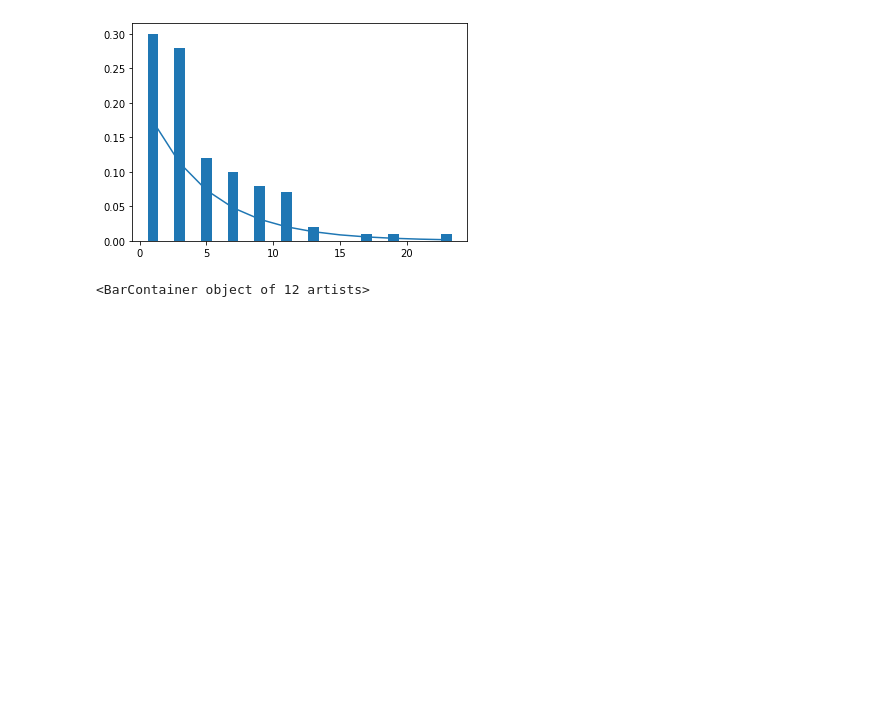
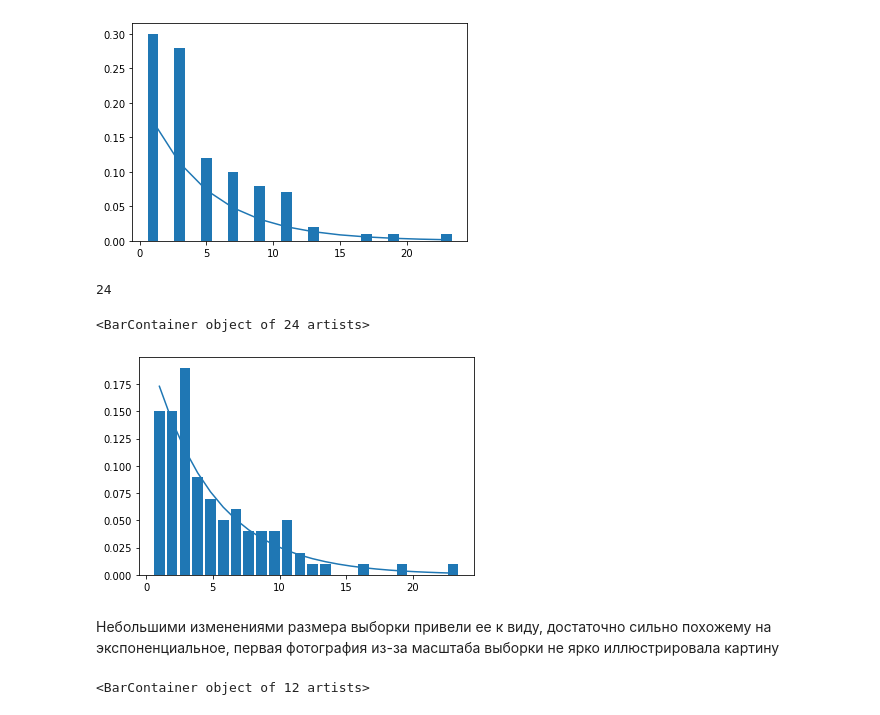
Before and after one commit to SayNoToMustache/SBER_HW, a Jupyter notebook: КР2.ipynb, the cells around one changed output. Drawn from its saved outputs; the diff is of its cells as text; code cells hidden in the pictures; blank space fills up the shorter version.

```diff
--- a/КР2.ipynb
+++ b/КР2.ipynb
@@ -230,6 +230,40 @@ plt.bar((1, 3, 5, 7, 9, 11, 13, 15, 17, 19, 21, 23), relative_seq)
 # %% [output]
 <BarContainer object of 12 artists>
 [figure]
+# %%
+its_copy_of_list = its_list.copy()
+answer_is = []
+consta = 100
+for i in range(0, 2312, consta):
+  buf = []
+  buf = func(its_copy_of_list, i/100, (i+consta)/100)
+  answer_is.append(buf)
+
+answer_is
+seq_freq = []
+
+for i in range(len(answer_is)):
+  # print("list_{} в промежутке {} - {} и частотой {}, середина интервала {}".format(round(i+1, 2), round(i*0.34,2), round((i+1)*0.34, 2), len(answer_is[i]),  round(i*0.34+((i+1)*0.34 - i*0.34)/2, 2)))
+  seq_freq.append(len(answer_is[i]))
+
+relative_seq_freq = []
+for i,j in enumerate(seq_freq):
+  relative_seq_freq.append(j/100)
+
+len(relative_seq_freq)
+# answer_is
+# %% [output]
+24
+# %%
+x = np.linspace(1, 23, len(relative_seq_freq))
+plt.plot(x, stats.expon.pdf(x, scale = average_x_by_central_moment))
+
+plt.bar(x, relative_seq_freq)
+# %% [output]
+<BarContainer object of 24 artists>
+[figure, added]
+# %% [markdown]
+Небольшими изменениями размера выборки привели ее к виду, достаточно сильно похожему на экспоненциальное, первая фотография из-за масштаба выборки не ярко иллюстрировала картину
 # %%
 plt.plot(x, stats.expon.cdf(x, scale = average_x_by_central_moment,))
 plt.bar([1, 3, 5, 7, 9, 11, 13, 15, 17, 19, 21, 23], cdf_sum)
```
